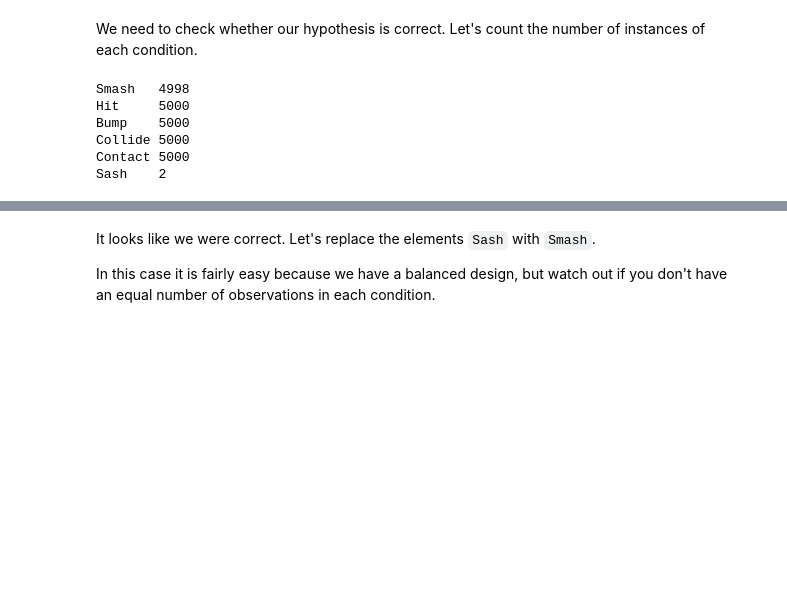
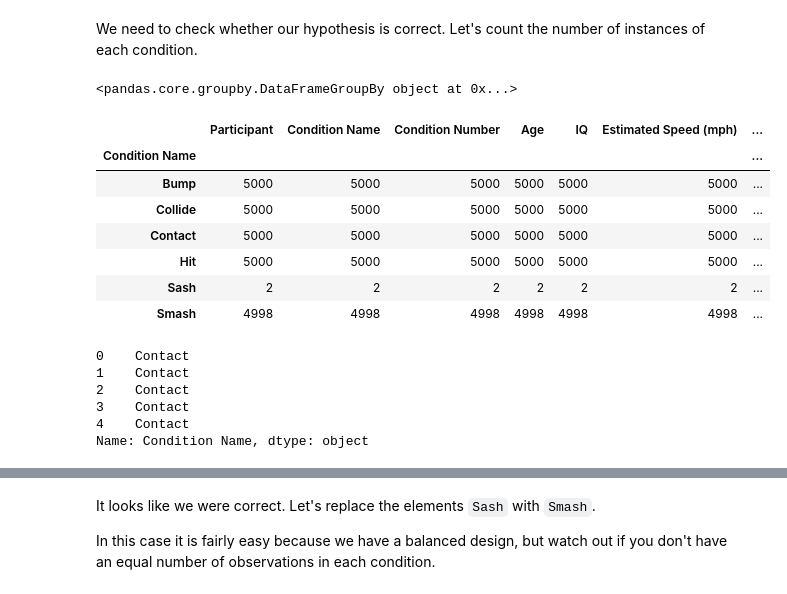
Before and after one commit to swcarpentry/DEPRECATED-bc, a Jupyter notebook: example/loftus/Loftus_example.ipynb, the cells around one changed output, grey strips where cells are left out. Saved outputs shown, nothing was run; the diff lists cells and outputs as text; code cells hidden in the pictures; blank space fills up the shorter version.

Commit message:
Replaced all code blocks to use only Pandas

```diff
--- a/example/loftus/Loftus_example.ipynb
+++ b/example/loftus/Loftus_example.ipynb
@@ -305,37 +159,27 @@ Not so good. We have a listing for 6 conditions, when we really have 5.
 It looks like somebody mistyped the label for the `Smash` condition. We need to fix this before we go on.
 # %% [markdown]
 We need to check whether our hypothesis is correct. Let's count the number of instances of each condition.
-# %%
-def count_observations_in_condition(condname):
-    ''' list(str) list(str) -> int
-
-    count_observations_in condition takes a list of unique strings and
-    returns the number of observations per string
-
-    Requires:
-    get_condition_names
-
-    Example:
-    >>> count_observations_in_condition(condname):
-    Smash   5000
-    Hit     5000
-    Bump	5000
-    Collide 5000
-    Contact 5000
-    '''
-    conditions = get_condition_names(condname)
-    idx = 0
-    indices = []
-    for cond in conditions:
-        indices.append([i for i, x in enumerate(condname) if x == cond])
-        print cond + '\t' + str(len(indices[idx]))
-        idx += 1
-
-count_observations_in_condition(condname)
-# %% [output]
-Smash   4998
-Hit     5000
-Bump    5000
-Collide 5000
-Contact 5000
-Sash    2
+# %%
+data.groupby('Condition Name')
+# %% [output]
+<pandas.core.groupby.DataFrameGroupBy object at 0x...>
+# %%
+data.groupby('Condition Name').count()
+# %% [output]
+|  | Participant | Condition Name | Condition Number | Age | IQ | Estimated Speed (mph) | ... |
+| Condition Name |  |  |  |  |  |  | ... |
+| Bump | 5000 | 5000 | 5000 | 5000 | 5000 | 5000 | ... |
+| Collide | 5000 | 5000 | 5000 | 5000 | 5000 | 5000 | ... |
+| Contact | 5000 | 5000 | 5000 | 5000 | 5000 | 5000 | ... |
+| Hit | 5000 | 5000 | 5000 | 5000 | 5000 | 5000 | ... |
+| Sash | 2 | 2 | 2 | 2 | 2 | 2 | ... |
+| Smash | 4998 | 4998 | 4998 | 4998 | 4998 | 4998 | ... |
+# %%
+data['Condition Name'].head()
+# %% [output]
+0    Contact
+1    Contact
+2    Contact
+3    Contact
+4    Contact
+Name: Condition Name, dtype: object
```
Also changed, not shown: parts of 86 cells of this notebook.
